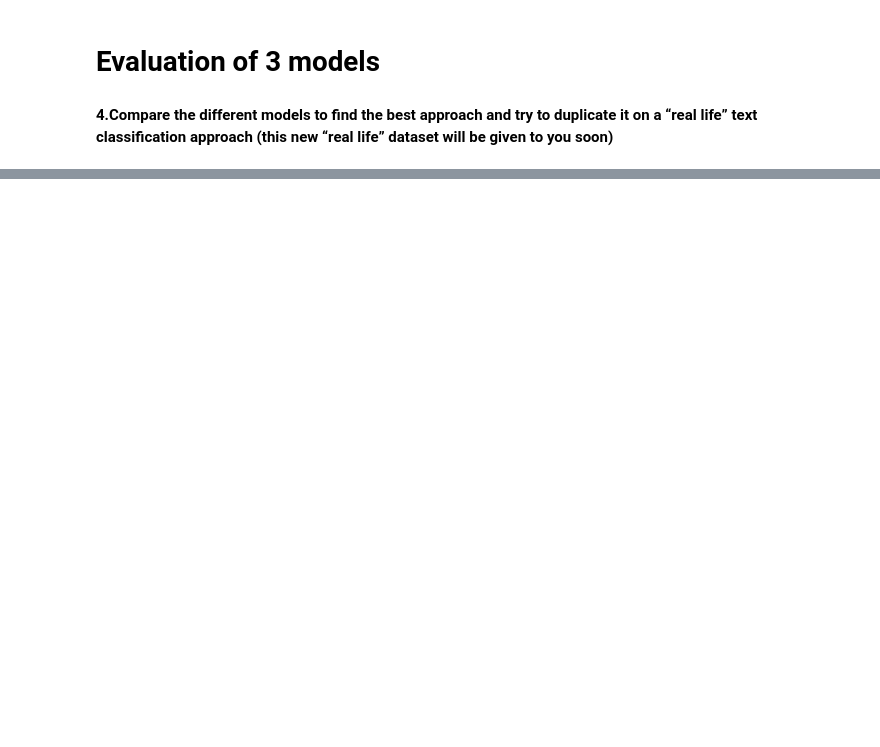
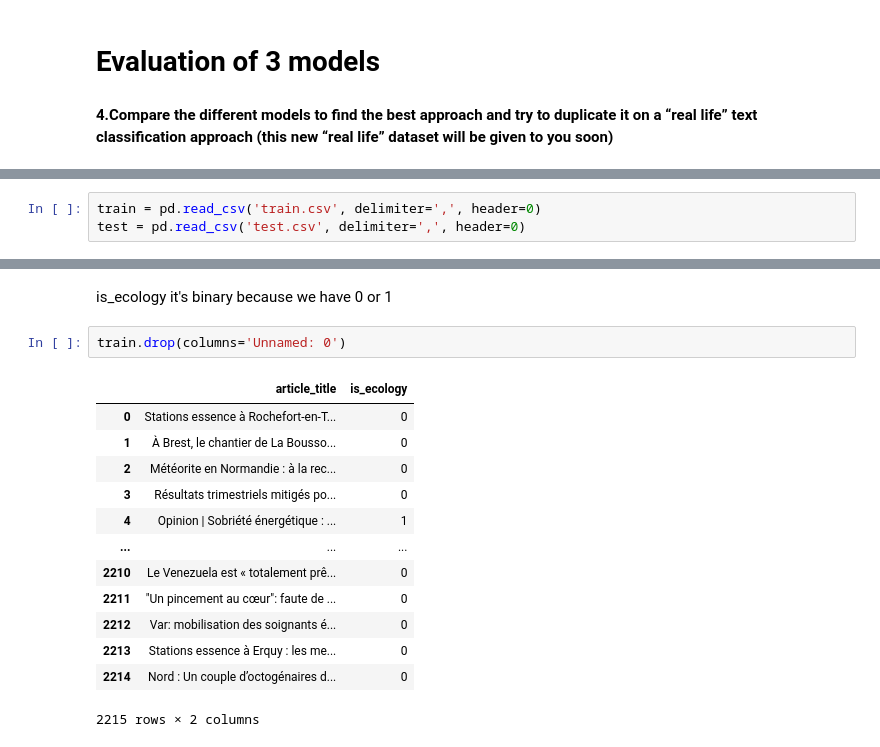
Before and after one commit to RymMehdi/Rym, a Jupyter notebook: nlp_project.ipynb, the cells around one changed output, grey strips where cells are left out. Cells and saved outputs as stored; diff of their text form; blank space fills up the shorter version.

```diff
--- a/nlp_project.ipynb
+++ b/nlp_project.ipynb
@@ -363,0 +387,3 @@ The best model is the thirds one because he has the highest accuracy
+# %%
+train = pd.read_csv('train.csv', delimiter=',', header=0)
+test = pd.read_csv('test.csv', delimiter=',', header=0)
@@ -363,0 +399,18 @@ The best model is the thirds one because he has the highest accuracy
+# %% [markdown]
+is_ecology it's binary because we have 0 or 1
+# %%
+train.drop(columns='Unnamed: 0')
+# %% [output]
+|  | article_title | is_ecology |
+| 0 | Stations essence à Rochefort-en-T... | 0 |
+| 1 | À Brest, le chantier de La Bousso... | 0 |
+| 2 | Météorite en Normandie : à la rec... | 0 |
+| 3 | Résultats trimestriels mitigés po... | 0 |
+| 4 | Opinion | Sobriété énergétique : ... | 1 |
+| ... | ... | ... |
+| 2210 | Le Venezuela est « totalement prê... | 0 |
+| 2211 | "Un pincement au cœur": faute de ... | 0 |
+| 2212 | Var: mobilisation des soignants é... | 0 |
+| 2213 | Stations essence à Erquy : les me... | 0 |
+| 2214 | Nord : Un couple d’octogénaires d... | 0 |
+2215 rows × 2 columns
```
Also changed, not shown: parts of 52 cells of this notebook.
